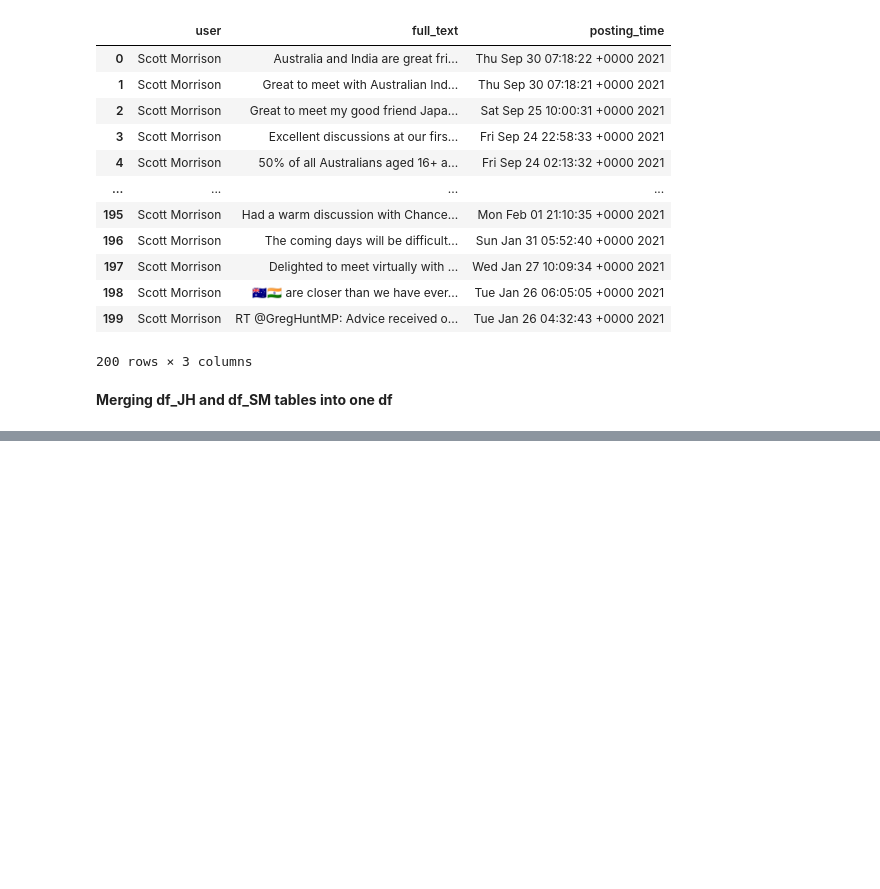
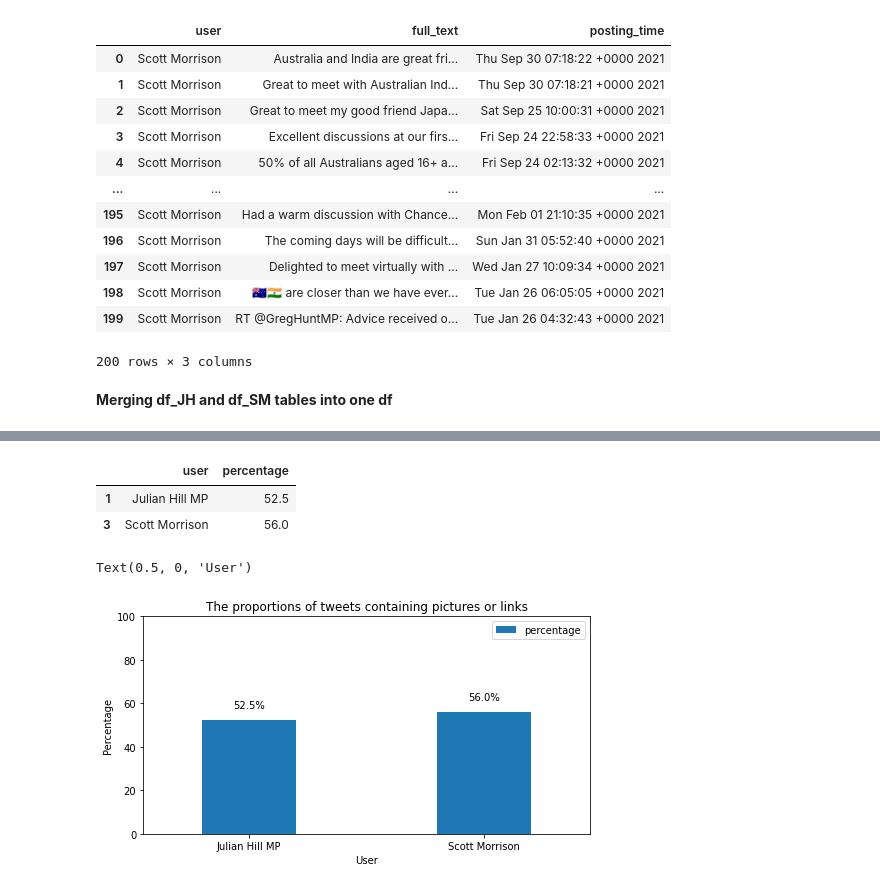
Before and after one commit to mona-piya/Twitter_Analysis, a Jupyter notebook: AssessedTask2.ipynb, the cells around one changed output, grey strips where cells are left out. Drawn from its saved outputs; the diff is of its cells as text; code cells hidden in the pictures; blank space fills up the shorter version.

```diff
--- a/AssessedTask2.ipynb
+++ b/AssessedTask2.ipynb
@@ -181,0 +214,4 @@ df['hour'].value_counts().sort_index().plot(kind = 'bar', figsize = (10, 5), lab
+# %%
+df['include_links'] = df['full_text'].apply(lambda x: re.findall(r"http\S+|www.\S+", x)).apply((lambda x: len(x) != 0))
+df = df.reset_index()
+df
@@ -181,0 +232,6 @@ df['hour'].value_counts().sort_index().plot(kind = 'bar', figsize = (10, 5), lab
+# %%
+#Create new df to calculate proportion of tweet including pictures or links
+media_prob = df.groupby(['user','include_links']).size().reset_index(name ='count')
+media_prob['total'] = media_prob.groupby(['user'])['count'].transform('sum')
+media_prob = media_prob.sort_values(by=['total'], ascending=False)
+media_prob
@@ -181,0 +244,3 @@ df['hour'].value_counts().sort_index().plot(kind = 'bar', figsize = (10, 5), lab
+# %%
+media_prob['percentage'] = [i / j * 100 for i,j in zip(media_prob['count'], media_prob['total'])]
+media_prob
@@ -181,0 +253,23 @@ df['hour'].value_counts().sort_index().plot(kind = 'bar', figsize = (10, 5), lab
+# %%
+cols = ['user', 'percentage']
+media_prob_true = media_prob[media_prob['include_links'] == True]
+media_prob_true = media_prob_true[cols]
+media_prob_true
+# %% [output]
+|  | user | percentage |
+| 1 | Julian Hill MP | 52.5 |
+| 3 | Scott Morrison | 56.0 |
+# %%
+ax = media_prob_true.plot(kind='bar', x='user', y= 'percentage', figsize=(8,4), width=0.4, rot=0)
+for p in ax.patches:
+    width = p.get_width()
+    height = p.get_height()
+    x, y = p.get_xy()
+    ax.annotate(f'{height.round(2)}%', (x + width/2, y + height*1.1), ha='center')
+ax.set_ylim(0, 100)
+ax.set_title('The proportions of tweets containing pictures or links')
+ax.set_ylabel('Percentage')
+ax.set_xlabel('User')
+# %% [output]
+Text(0.5, 0, 'User')
+[figure, added]
```
Also changed, not shown: parts of 40 cells of this notebook.
